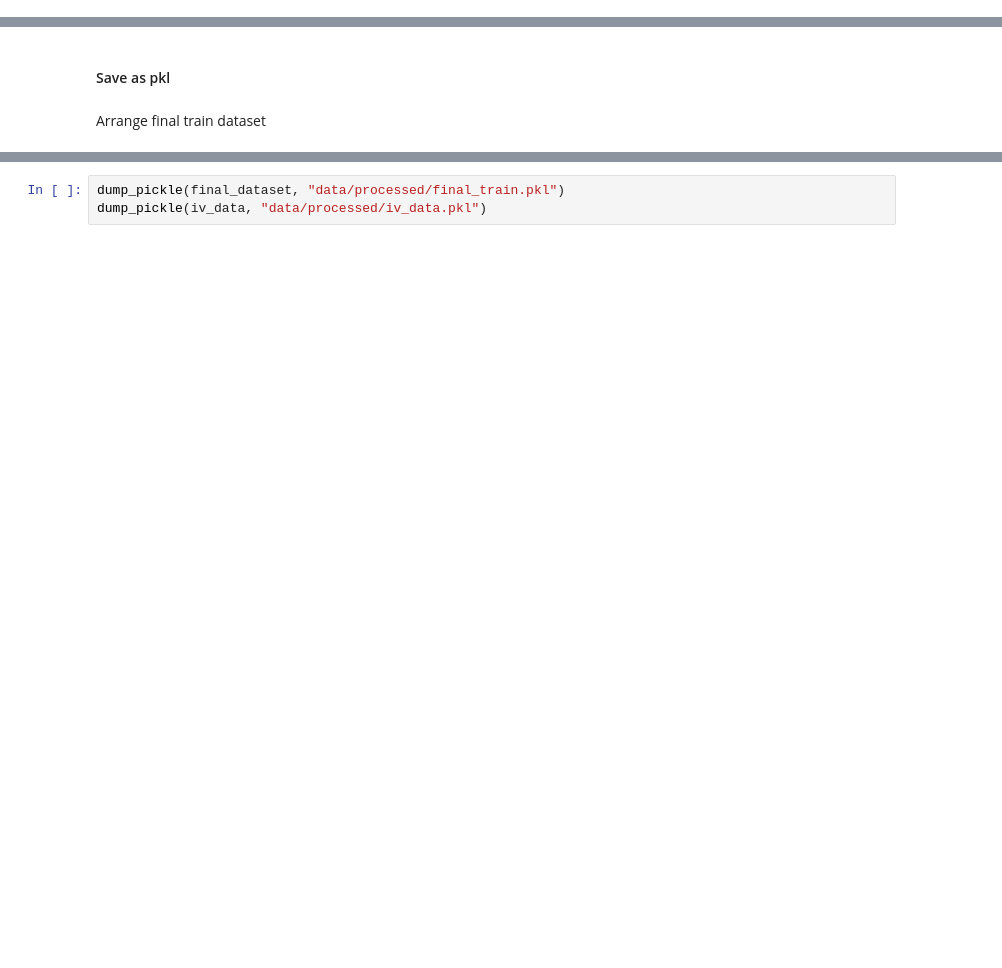
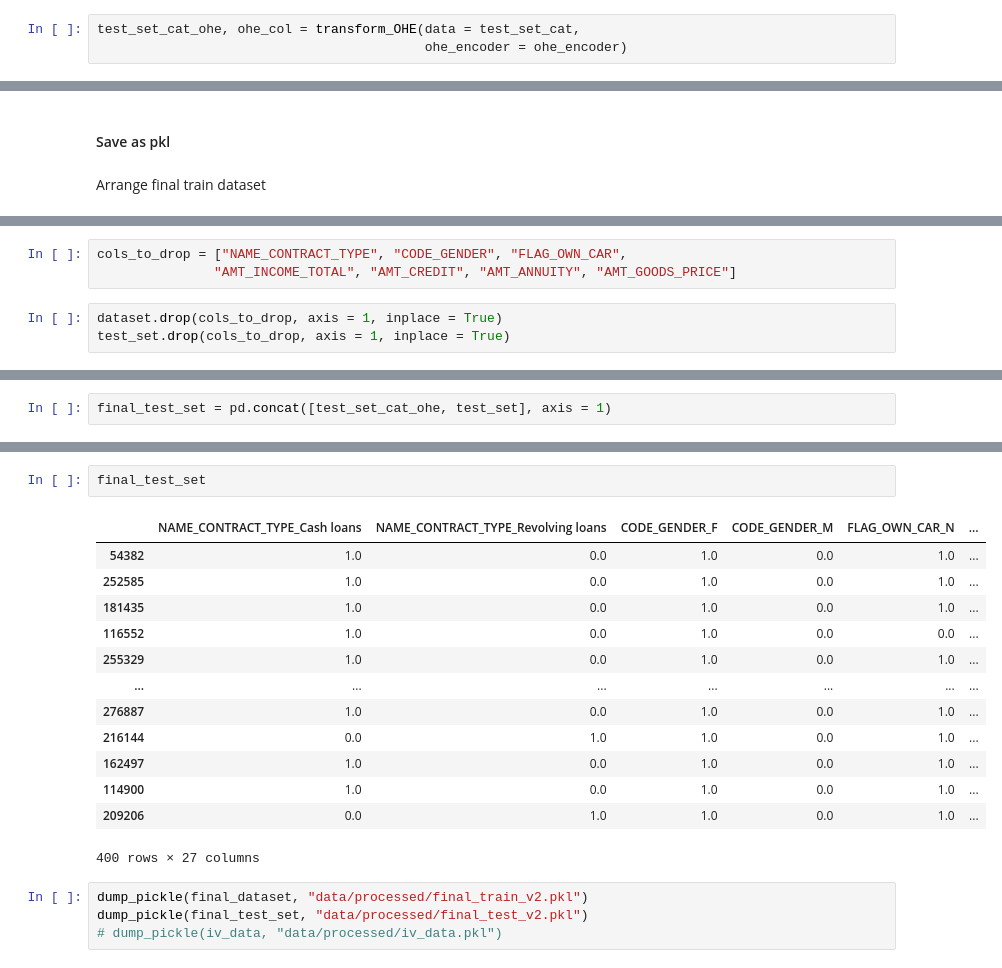
Before and after one commit to shandytp/learn_credit_score, a Jupyter notebook: 03-woe-and-iv.ipynb, the cells around one changed output, grey strips where cells are left out. Drawn from its saved outputs; the diff is of its cells as text; blank space fills up the shorter version.

```diff
--- a/03-woe-and-iv.ipynb
+++ b/03-woe-and-iv.ipynb
@@ -436,0 +581,3 @@ dataset_cat_ohe
+# %%
+test_set_cat_ohe, ohe_col = transform_OHE(data = test_set_cat,
+                                          ohe_encoder = ohe_encoder)
@@ -462,0 +613,6 @@ final_dataset
+# %%
+cols_to_drop = ["NAME_CONTRACT_TYPE", "CODE_GENDER", "FLAG_OWN_CAR",
+               "AMT_INCOME_TOTAL", "AMT_CREDIT", "AMT_ANNUITY", "AMT_GOODS_PRICE"]
+# %%
+dataset.drop(cols_to_drop, axis = 1, inplace = True)
+test_set.drop(cols_to_drop, axis = 1, inplace = True)
@@ -462,0 +641,2 @@ final_dataset
+# %%
+final_test_set = pd.concat([test_set_cat_ohe, test_set], axis = 1)
@@ -463,3 +659,20 @@ final_dataset
+# %%
+final_test_set
+# %% [output]
+|  | NAME_CONTRACT_TYPE_Cash loans | NAME_CONTRACT_TYPE_Revolving loans | CODE_GENDER_F | CODE_GENDER_M | FLAG_OWN_CAR_N | ... |
+| 54382 | 1.0 | 0.0 | 1.0 | 0.0 | 1.0 | ... |
+| 252585 | 1.0 | 0.0 | 1.0 | 0.0 | 1.0 | ... |
+| 181435 | 1.0 | 0.0 | 1.0 | 0.0 | 1.0 | ... |
+| 116552 | 1.0 | 0.0 | 1.0 | 0.0 | 0.0 | ... |
+| 255329 | 1.0 | 0.0 | 1.0 | 0.0 | 1.0 | ... |
+| ... | ... | ... | ... | ... | ... | ... |
+| 276887 | 1.0 | 0.0 | 1.0 | 0.0 | 1.0 | ... |
+| 216144 | 0.0 | 1.0 | 1.0 | 0.0 | 1.0 | ... |
+| 162497 | 1.0 | 0.0 | 1.0 | 0.0 | 1.0 | ... |
+| 114900 | 1.0 | 0.0 | 1.0 | 0.0 | 1.0 | ... |
+| 209206 | 0.0 | 1.0 | 1.0 | 0.0 | 1.0 | ... |
+400 rows × 27 columns
 # %%
-dump_pickle(final_dataset, "data/processed/final_train.pkl")
-dump_pickle(iv_data, "data/processed/iv_data.pkl")
+dump_pickle(final_dataset, "data/processed/final_train_v2.pkl")
+dump_pickle(final_test_set, "data/processed/final_test_v2.pkl")
+# dump_pickle(iv_data, "data/processed/iv_data.pkl")
```
Also changed, not shown: parts of 54 cells of this notebook.
